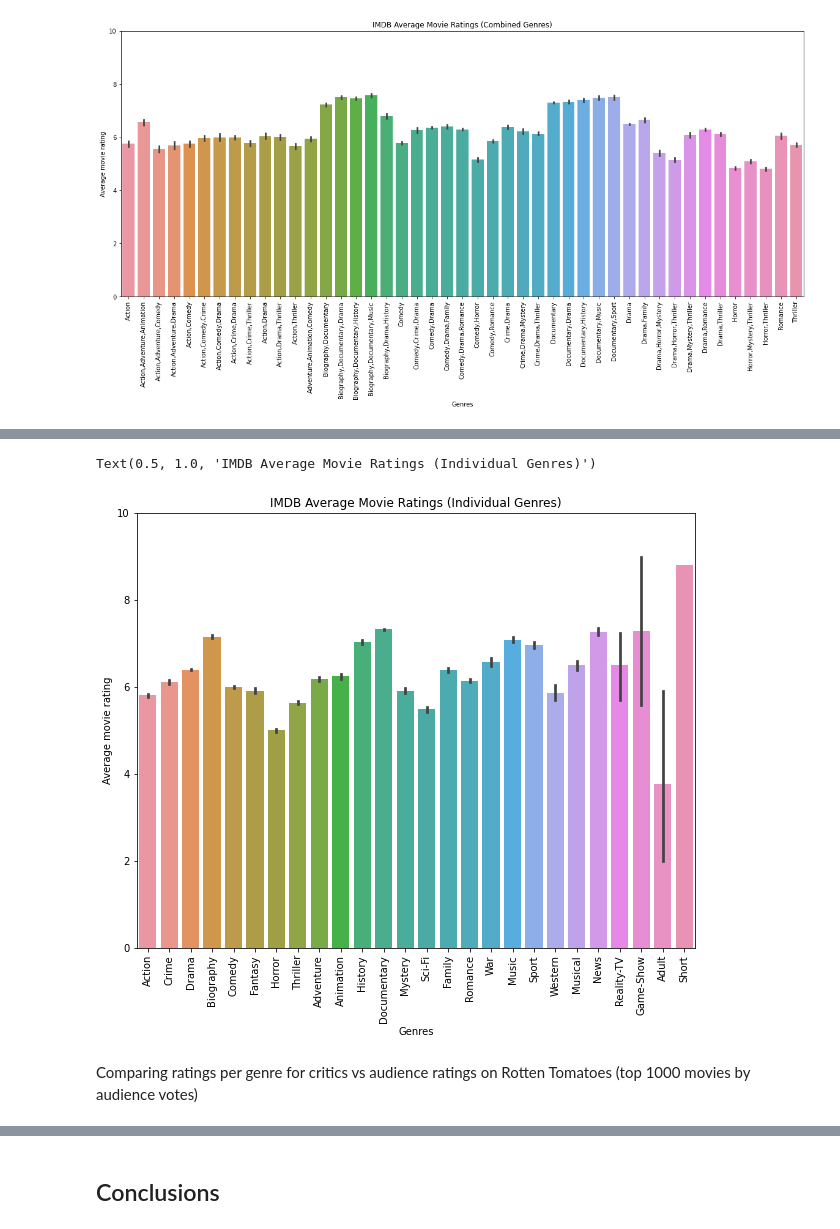
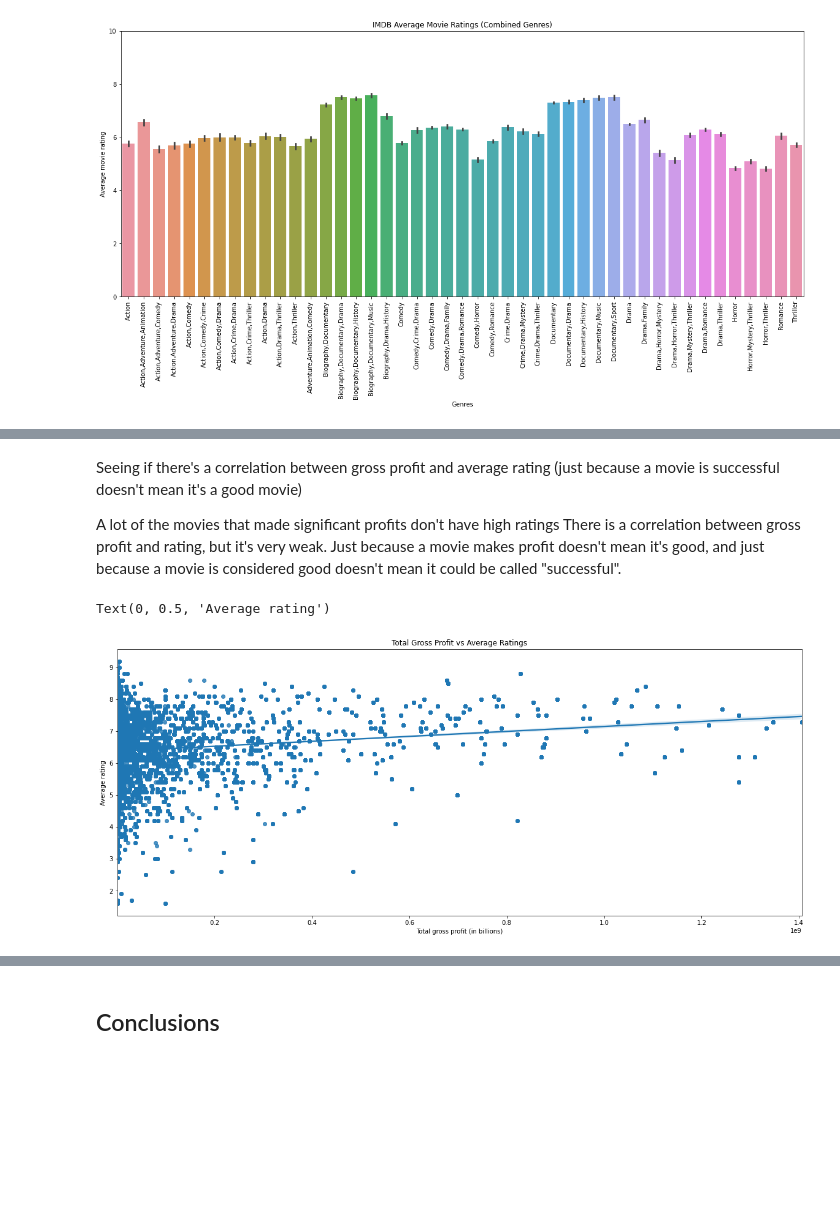
Before and after one commit to nancyho83/Microsoft_Movie_Analysis, a Jupyter notebook: notebook.ipynb, the cells around one changed output, grey strips where cells are left out. Cells and saved outputs as stored; diff of their text form; code cells hidden in the pictures; blank space fills up the shorter version.

Commit message:
Reflecting changes in previous repository: added markdown comments, steps to prepare data for analysis, removed unnecessary visualizations

```diff
--- a/notebook.ipynb
+++ b/notebook.ipynb
@@ -98,5 +160,7 @@ See the caveats in the documentation: https://pandas.pydata.org/pandas-docs/stab
 # %%
 gross_df['foreign_gross'] = gross_df['foreign_gross'].fillna(0)
+gross_df = gross_df.dropna(subset = ['domestic_gross'])
+gross_df['total_gross'] = gross_df['domestic_gross'] + gross_df['foreign_gross']
 # %% [output]
 A value is trying to be set on a copy of a slice from a DataFrame.
 Try using .loc[row_indexer,col_indexer] = value instead
@@ -115,5 +185,5 @@ See the caveats in the documentation: https://pandas.pydata.org/pandas-docs/stab
 # %%
-gross_df = gross_df.explode('split_genres')
-gross_df
+split_gross_df = gross_df.explode('split_genres')
+split_gross_df.head(10)
 # %% [output]
 |  | movie | domestic_gross | foreign_gross | genres | split_genres | total_gross |
@@ -187,3 +270,0 @@ ratings_df = ratings_df.dropna(subset = ['genres'])
-# %%
-ratings_df = ratings_df.explode('split_genres')
-ratings_df
@@ -220,0 +288,3 @@ Creating data frame for Rotten Tomatoes data
+# %%
+gross_and_ratings_df = gross_df.merge(ratings_df, left_on='movie', right_on='primary_title', suffixes=('', '_y'))
+gross_and_ratings_df.head()
@@ -256,13 +396,14 @@ Text(0.5, 1.0, 'IMDB Average Movie Ratings (Combined Genres)')
+# %% [markdown]
+Seeing if there's a correlation between gross profit and average rating (just because a movie is successful doesn't mean it's a good movie)
+
+A lot of the movies that made significant profits don't have high ratings
+There is a correlation between gross profit and rating, but it's very weak. Just because a movie makes profit doesn't mean it's good, and just because a movie is considered good doesn't mean it could be called "successful".
 # %%
-f, ax = plt.subplots(figsize=(10,8))
-ax = sns.barplot(x='split_genres', y='averagerating', data=ratings_df)
-ax.set_xticklabels(ax.get_xticklabels(), rotation=90)
-ax.set_ylim(0,10)
-ax.set_xlabel('Genres')
-ax.set_ylabel('Average movie rating')
-ax.set_title('IMDB Average Movie Ratings (Individual Genres)')
+f, ax = plt.subplots(figsize=(20,8))
+sns.regplot(x="total_gross", y="averagerating", data=gross_and_ratings_df, ax=ax)
+ax.set_title('Total Gross Profit vs Average Ratings')
+ax.set_xlabel('Total gross profit (in billions)')
+ax.set_ylabel('Average rating')
 # %% [output]
-Text(0.5, 1.0, 'IMDB Average Movie Ratings (Individual Genres)')
+Text(0, 0.5, 'Average rating')
-[figure, old version]
+[figure, new version]
-# %% [markdown]
-Comparing ratings per genre for critics vs audience ratings on Rotten Tomatoes (top 1000 movies by audience votes)
```
Also changed, not shown: parts of 59 cells of this notebook.
